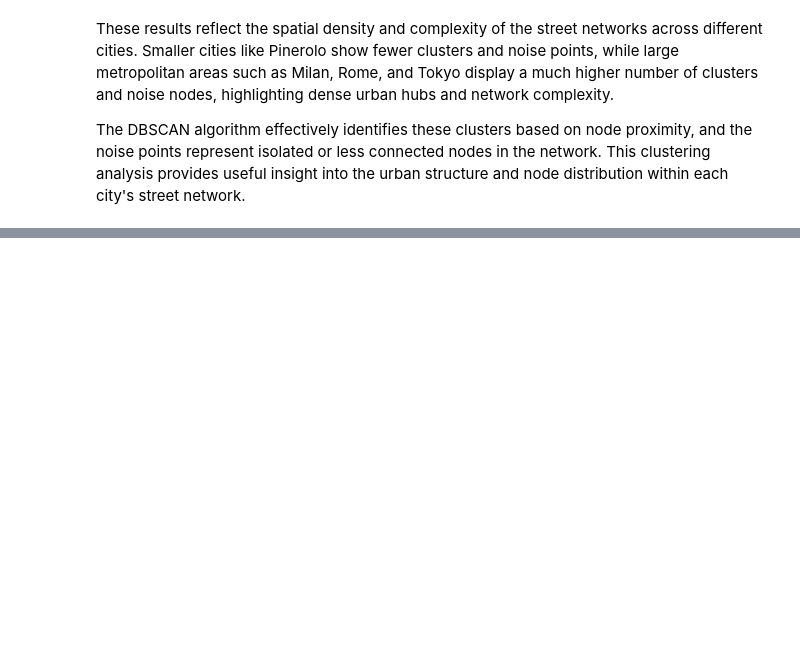
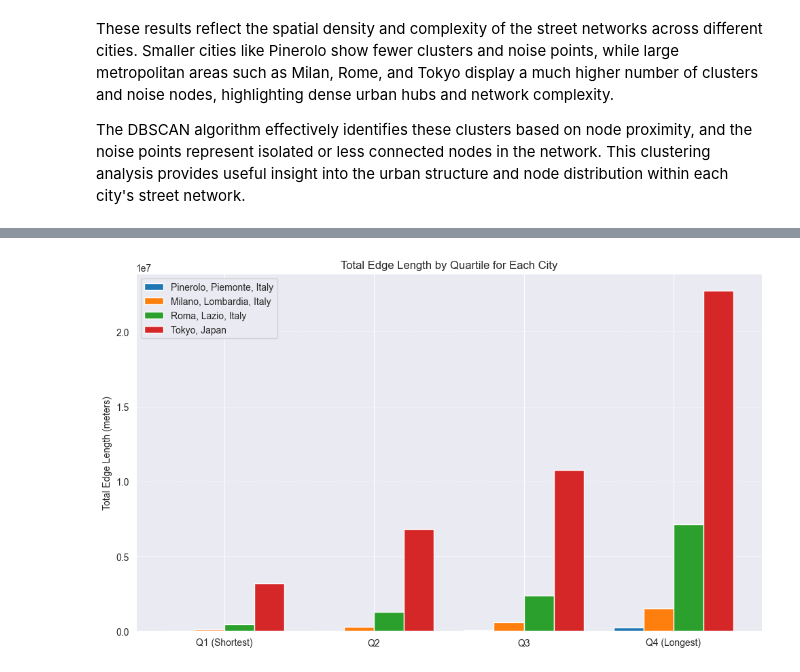
Before and after one commit to dimuzzo/testing-project, a Jupyter notebook: DuckDB/duckdb_scalability_test.ipynb, the cells around one changed output, grey strips where cells are left out. Saved outputs shown, nothing was run; the diff lists cells and outputs as text; code cells hidden in the pictures; blank space fills up the shorter version.

```diff
--- a/DuckDB/duckdb_scalability_test.ipynb
+++ b/DuckDB/duckdb_scalability_test.ipynb
@@ -1102,0 +1184,94 @@ The DBSCAN algorithm effectively identifies these clusters based on node proximi
+# %%
+# Define the order of quartiles for consistent sorting and plotting
+quartile_order = ['Q1 (Shortest)', 'Q2', 'Q3', 'Q4 (Longest)']
+
+# Define colors for the bars (optional for better visuals)
+colors = ['#4c72b0', '#55a868', '#c44e52', '#8172b3']
+
+# Dictionary to store total lengths per quartile for each city
+all_data = {}
+
+for city in cities:
+    try:
+        # Normalize city name to form table suffix
+        table_suffix = normalize_city_name(city)
+        print(f"\nProcessing for {city}...")
+
+        # Query to get length of each edge by converting WKT to geometry and calculating length
+        query = f"""
+        SELECT ST_Length(ST_GeomFromText(geometry_wkt)) AS length
+        FROM edges_{table_suffix}
+        WHERE geometry_wkt IS NOT NULL;
+        """
+
+        # Execute query and fetch results into a DataFrame
+        df = con.execute(query).fetchdf()
+
+        # Calculate quartiles for edge lengths (25%, 50%, 75%)
+        quartiles = df['length'].quantile([0.25, 0.5, 0.75])
+        q1, q2, q3 = quartiles[0.25], quartiles[0.5], quartiles[0.75]
+
+        # Function to assign quartile label based on length value
+        def assign_quartile(length):
+            if length <= q1:
+                return 'Q1 (Shortest)'
+            elif length <= q2:
+                return 'Q2'
+            elif length <= q3:
+                return 'Q3'
+            else:
+                return 'Q4 (Longest)'
+
+        # Apply quartile assignment to each edge length
+        df['quartile'] = df['length'].apply(assign_quartile)
+
+        # Sum total lengths grouped by quartile, reorder by quartile_order
+        total_lengths = df.groupby('quartile')['length'].sum().reindex(quartile_order)
+
+        # Print total edge length for each quartile for current city
+        print(f"{city} - Total edge length by quartile:")
+        print(total_lengths)
+
+        # Store results for plotting later
+        all_data[city] = total_lengths
+
+    except Exception as e:
+        # If any error occurs during processing, print it
+        print(f"Error for {city}: {e}")
+
+# Create a figure and axis object for the plot
+fig, ax = plt.subplots(figsize=(10, 6))
+
+# Set width for each group of bars (each city)
+bar_width = 0.2
+
+# Create an index for quartiles (0 to 3 for four quartiles)
+index = range(len(quartile_order))
+
+# Loop over cities and plot bars for each quartile group side by side
+for i, city in enumerate(cities):
+    lengths = all_data.get(city)
+    if lengths is not None:
+        # Offset bars by i*bar_width to separate city groups horizontally
+        ax.bar([x + i*bar_width for x in index], lengths, bar_width, label=city)
+
+# Set the x-axis ticks to be centered under the grouped bars
+ax.set_xticks([x + 1.5*bar_width for x in index])
+ax.set_xticklabels(quartile_order)  # Set quartile labels on x-axis
+
+# Add labels and title
+ax.set_ylabel('Total Edge Length (meters)')
+ax.set_title('Total Edge Length by Quartile for Each City')
+
+# Add legend to differentiate cities
+ax.legend()
+
+# Add horizontal grid lines for easier reading of values
+ax.grid(axis='y', linestyle='--', alpha=0.7)
+
+# Adjust layout to avoid clipping labels
+plt.tight_layout()
+
+# Show the plot
+plt.show()
+# %% [output]
@@ -1102,0 +1295 @@ The DBSCAN algorithm effectively identifies these clusters based on node proximi
+[figure, added]
```
Also changed, not shown: parts of 7 cells of this notebook.
